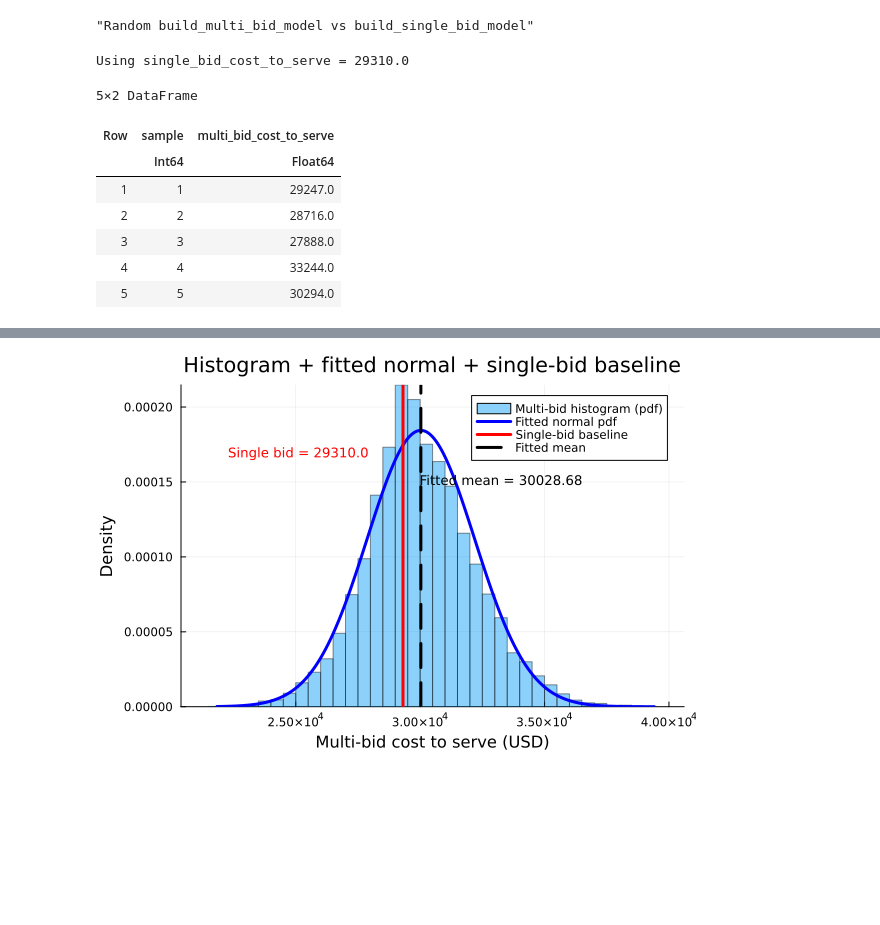
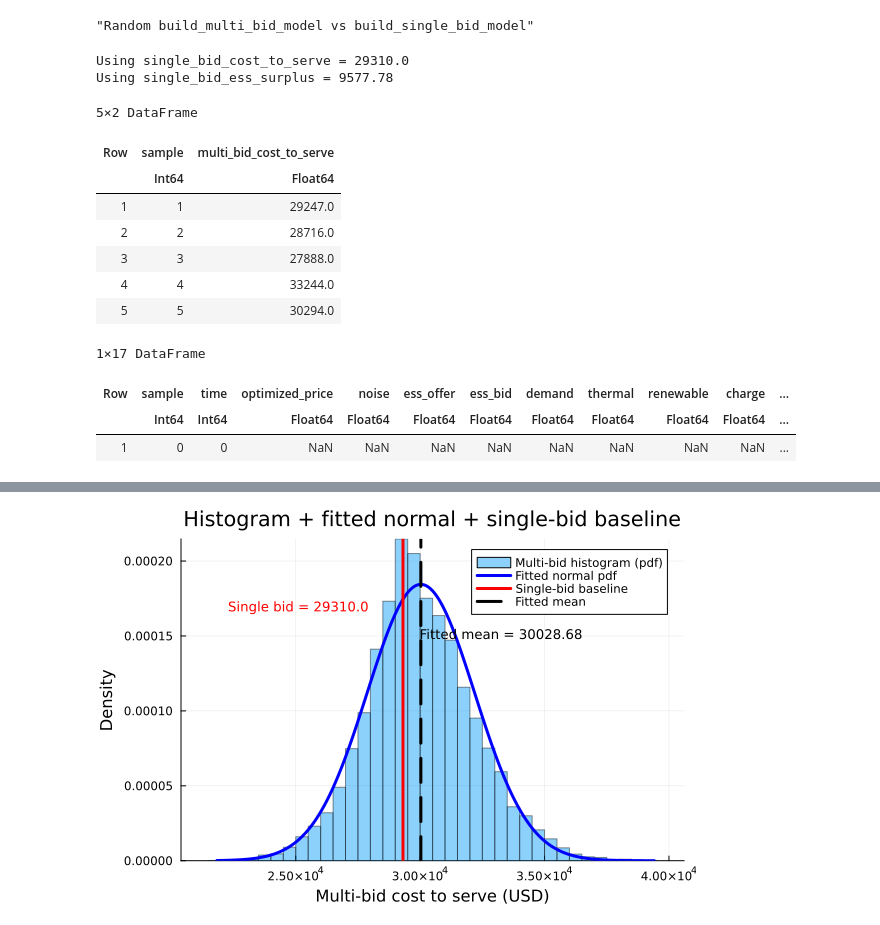
Before and after one commit to NLaws/storage_market_models, a Jupyter notebook: notebooks/plot_cost_to_serve.ipynb, the cells around one changed output, grey strips where cells are left out. Saved outputs shown, nothing was run; the diff lists cells and outputs as text; code cells hidden in the pictures; blank space fills up the shorter version.

```diff
--- a/notebooks/plot_cost_to_serve.ipynb
+++ b/notebooks/plot_cost_to_serve.ipynb
@@ -34,17 +32,22 @@ missing_cols = filter(c -> !(c in present_cols), required_cols)
 @assert isempty(missing_cols) "CSV is missing required columns: $(missing_cols). Found: $(names(df))"
 
 baseline_rows = df[(df.sample .== 0) .& (df.time .== 0), :]
-single_bid_cost_to_serve = nrow(baseline_rows) >= 1 ? baseline_rows.cost_to_serve[1] : single_bid_cost_to_serve_fallback
+single_bid_cost_to_serve = nrow(baseline_rows) >= 1 ? baseline_rows.cost_to_serve[1] : missing
+single_bid_ess_surplus = nrow(baseline_rows) >= 1  ? baseline_rows.ess_surplus[1] : missing
 
 multi_df = df[df.sample .> 0, :]
 @assert nrow(multi_df) > 0 "No multi-bid sample rows found (expected sample > 0)."
 
 multi_cost_by_sample = combine(groupby(multi_df, :sample), :cost_to_serve => first => :multi_bid_cost_to_serve)
+multi_ess_surplus = combine(groupby(multi_df, :sample), :ess_surplus => first => :multi_bid_ess_surplus)
+
 sort!(multi_cost_by_sample, :sample)
 println("Using single_bid_cost_to_serve = ", single_bid_cost_to_serve)
+println("Using single_bid_ess_surplus = ", single_bid_ess_surplus)
 first(multi_cost_by_sample, min(5, nrow(multi_cost_by_sample)))
 # %% [output]
 Using single_bid_cost_to_serve = 29310.0
+Using single_bid_ess_surplus = 9577.78
 5×2 DataFrame
 | Row | sample | multi_bid_cost_to_serve |
 |  | Int64 | Float64 |
@@ -53,5 +56,12 @@ Using single_bid_cost_to_serve = 29310.0
 | 3 | 3 | 27888.0 |
 | 4 | 4 | 33244.0 |
 | 5 | 5 | 30294.0 |
+# %%
+baseline_rows
+# %% [output]
+1×17 DataFrame
+| Row | sample | time | optimized_price | noise | ess_offer | ess_bid | demand | thermal | renewable | charge | ... |
+|  | Int64 | Int64 | Float64 | Float64 | Float64 | Float64 | Float64 | Float64 | Float64 | Float64 | ... |
+| 1 | 0 | 0 | NaN | NaN | NaN | NaN | NaN | NaN | NaN | NaN | ... |
 # %%
 p1 = scatter(
```
Also changed, not shown: parts of 5 cells of this notebook.
